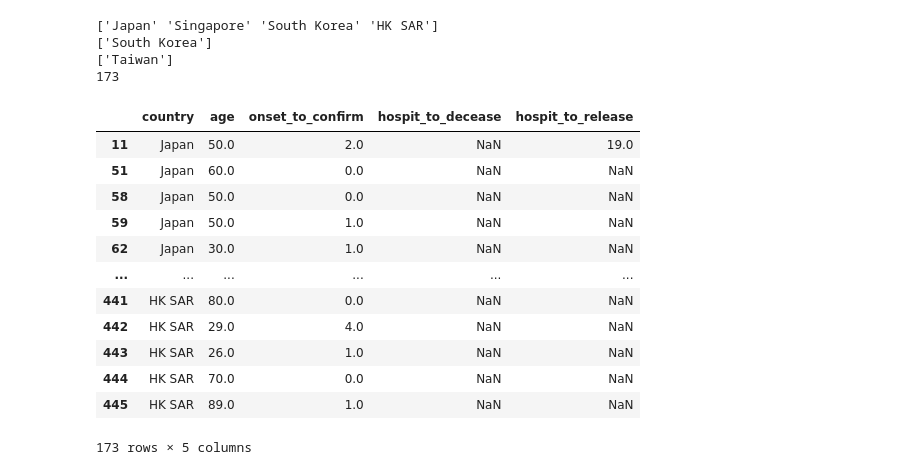
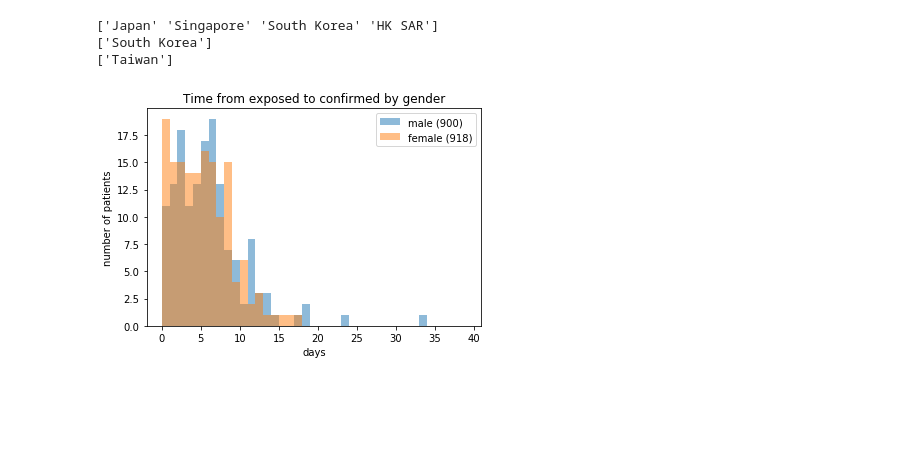
Before and after one commit to luka-medic/CoronaVirus, a Jupyter notebook: processing_data.ipynb, the cells around one changed output. Saved outputs shown, nothing was run; the diff lists cells and outputs as text; code cells hidden in the pictures; blank space fills up the shorter version.

Commit message:
processing_data #2

```diff
--- a/processing_data.ipynb
+++ b/processing_data.ipynb
@@ -69,23 +69,28 @@ data2 = data2.loc[data2['expose_to_confirm'].notna()]     # 352 cases
 data3 = data3.loc[data3['sympt_to_confirm'].notna()]      # 275 cases
 # data3 = data3.loc[data3['confirm_to_release'].notna()]    # only 9 cases  # otherwise isolated
 
-print(len(data1))
-data1
+
+data2 = data2.loc[data2['expose_to_confirm'] >= 0]
 # %% [output]
 ['Japan' 'Singapore' 'South Korea' 'HK SAR']
 ['South Korea']
 ['Taiwan']
-173
-|  | country | age | onset_to_confirm | hospit_to_decease | hospit_to_release |
-| 11 | Japan | 50.0 | 2.0 | NaN | 19.0 |
-| 51 | Japan | 60.0 | 0.0 | NaN | NaN |
-| 58 | Japan | 50.0 | 0.0 | NaN | NaN |
-| 59 | Japan | 50.0 | 1.0 | NaN | NaN |
-| 62 | Japan | 30.0 | 1.0 | NaN | NaN |
-| ... | ... | ... | ... | ... | ... |
-| 441 | HK SAR | 80.0 | 0.0 | NaN | NaN |
-| 442 | HK SAR | 29.0 | 4.0 | NaN | NaN |
-| 443 | HK SAR | 26.0 | 1.0 | NaN | NaN |
-| 444 | HK SAR | 70.0 | 0.0 | NaN | NaN |
-| 445 | HK SAR | 89.0 | 1.0 | NaN | NaN |
-173 rows × 5 columns
+# %%
+male = data2.loc[data2['sex'] == 'male']
+female = data2.loc[data2['sex'] == 'female']
+
+plt.title('Time from exposed to confirmed')
+plt.xlabel('days')
+plt.ylabel('number of patients')
+
+for gender, label in zip([male, female], ['male', 'female']):
+    plt.hist(gender['expose_to_confirm'], bins=np.arange(0,40,1), alpha=0.5, label=label+' ('+str(gender.size)+')')
+
+plt.legend()
+
+plt.title('Time from exposed to confirmed by gender')
+plt.xlabel('days')
+plt.ylabel('number of patients')
+plt.savefig('figures/exp_to_conf-genders.png')
+# %% [output]
+[figure, added]
```
Also changed, not shown: parts of 2 cells of this notebook, 7 other files.
